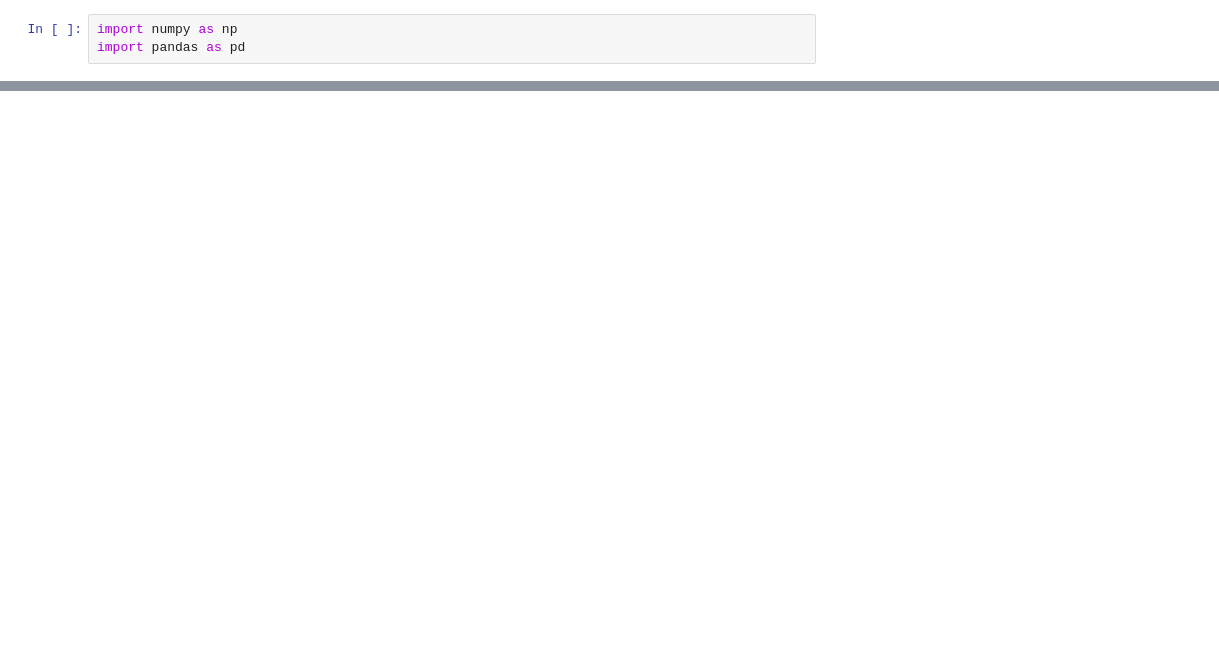
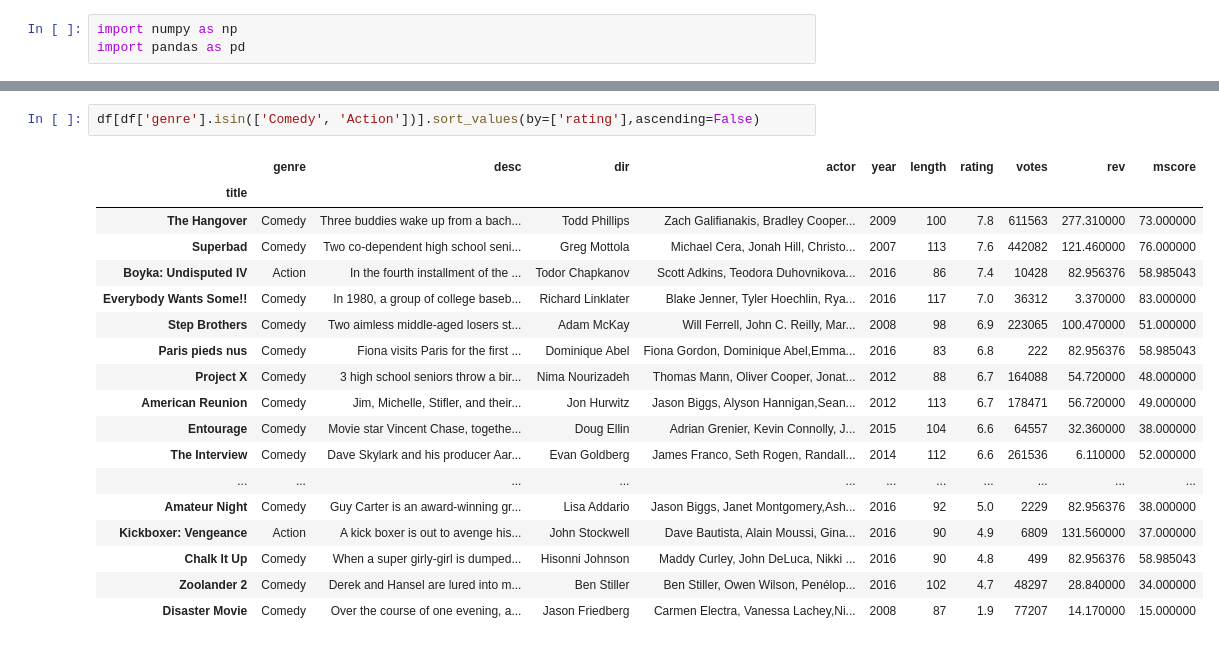
Before and after one commit to ScottFitzgerald83/intro_to_jupyter, a Jupyter notebook: imdb_movie_data.ipynb, the cells around one changed output, grey strips where cells are left out. Cells and saved outputs as stored; diff of their text form; blank space fills up the shorter version.

```diff
--- a/imdb_movie_data.ipynb
+++ b/imdb_movie_data.ipynb
@@ -28,0 +176,21 @@ df.columns = []
+# %%
+df[df['genre'].isin(['Comedy', 'Action'])].sort_values(by=['rating'],ascending=False)
+# %% [output]
+|  | genre | desc | dir | actor | year | length | rating | votes | rev | mscore |
+| title |  |  |  |  |  |  |  |  |  |  |
+| The Hangover | Comedy | Three buddies wake up from a bach... | Todd Phillips | Zach Galifianakis, Bradley Cooper... | 2009 | 100 | 7.8 | 611563 | 277.310000 | 73.000000 |
+| Superbad | Comedy | Two co-dependent high school seni... | Greg Mottola | Michael Cera, Jonah Hill, Christo... | 2007 | 113 | 7.6 | 442082 | 121.460000 | 76.000000 |
+| Boyka: Undisputed IV | Action | In the fourth installment of the ... | Todor Chapkanov | Scott Adkins, Teodora Duhovnikova... | 2016 | 86 | 7.4 | 10428 | 82.956376 | 58.985043 |
+| Everybody Wants Some!! | Comedy | In 1980, a group of college baseb... | Richard Linklater | Blake Jenner, Tyler Hoechlin, Rya... | 2016 | 117 | 7.0 | 36312 | 3.370000 | 83.000000 |
+| Step Brothers | Comedy | Two aimless middle-aged losers st... | Adam McKay | Will Ferrell, John C. Reilly, Mar... | 2008 | 98 | 6.9 | 223065 | 100.470000 | 51.000000 |
+| Paris pieds nus | Comedy | Fiona visits Paris for the first ... | Dominique Abel | Fiona Gordon, Dominique Abel,Emma... | 2016 | 83 | 6.8 | 222 | 82.956376 | 58.985043 |
+| Project X | Comedy | 3 high school seniors throw a bir... | Nima Nourizadeh | Thomas Mann, Oliver Cooper, Jonat... | 2012 | 88 | 6.7 | 164088 | 54.720000 | 48.000000 |
+| American Reunion | Comedy | Jim, Michelle, Stifler, and their... | Jon Hurwitz | Jason Biggs, Alyson Hannigan,Sean... | 2012 | 113 | 6.7 | 178471 | 56.720000 | 49.000000 |
+| Entourage | Comedy | Movie star Vincent Chase, togethe... | Doug Ellin | Adrian Grenier, Kevin Connolly, J... | 2015 | 104 | 6.6 | 64557 | 32.360000 | 38.000000 |
+| The Interview | Comedy | Dave Skylark and his producer Aar... | Evan Goldberg | James Franco, Seth Rogen, Randall... | 2014 | 112 | 6.6 | 261536 | 6.110000 | 52.000000 |
+| ... | ... | ... | ... | ... | ... | ... | ... | ... | ... | ... |
+| Amateur Night | Comedy | Guy Carter is an award-winning gr... | Lisa Addario | Jason Biggs, Janet Montgomery,Ash... | 2016 | 92 | 5.0 | 2229 | 82.956376 | 38.000000 |
+| Kickboxer: Vengeance | Action | A kick boxer is out to avenge his... | John Stockwell | Dave Bautista, Alain Moussi, Gina... | 2016 | 90 | 4.9 | 6809 | 131.560000 | 37.000000 |
+| Chalk It Up | Comedy | When a super girly-girl is dumped... | Hisonni Johnson | Maddy Curley, John DeLuca, Nikki ... | 2016 | 90 | 4.8 | 499 | 82.956376 | 58.985043 |
+| Zoolander 2 | Comedy | Derek and Hansel are lured into m... | Ben Stiller | Ben Stiller, Owen Wilson, Penélop... | 2016 | 102 | 4.7 | 48297 | 28.840000 | 34.000000 |
+| Disaster Movie | Comedy | Over the course of one evening, a... | Jason Friedberg | Carmen Electra, Vanessa Lachey,Ni... | 2008 | 87 | 1.9 | 77207 | 14.170000 | 15.000000 |
```
Also changed, not shown: parts of 19 cells of this notebook, 2 other files.
